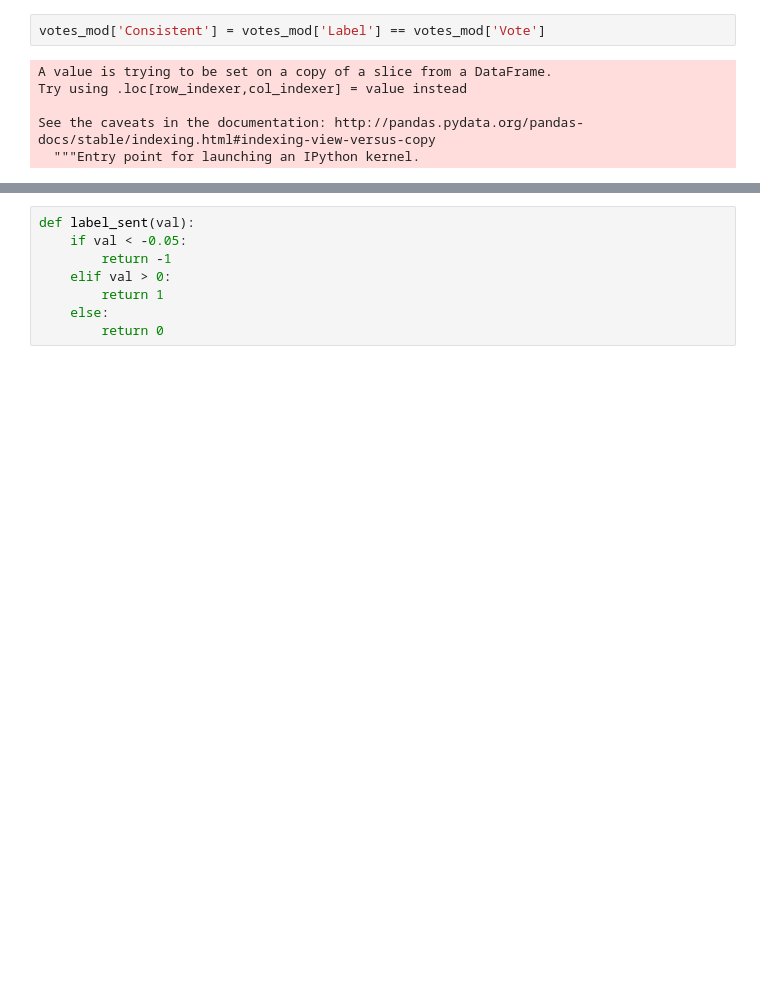
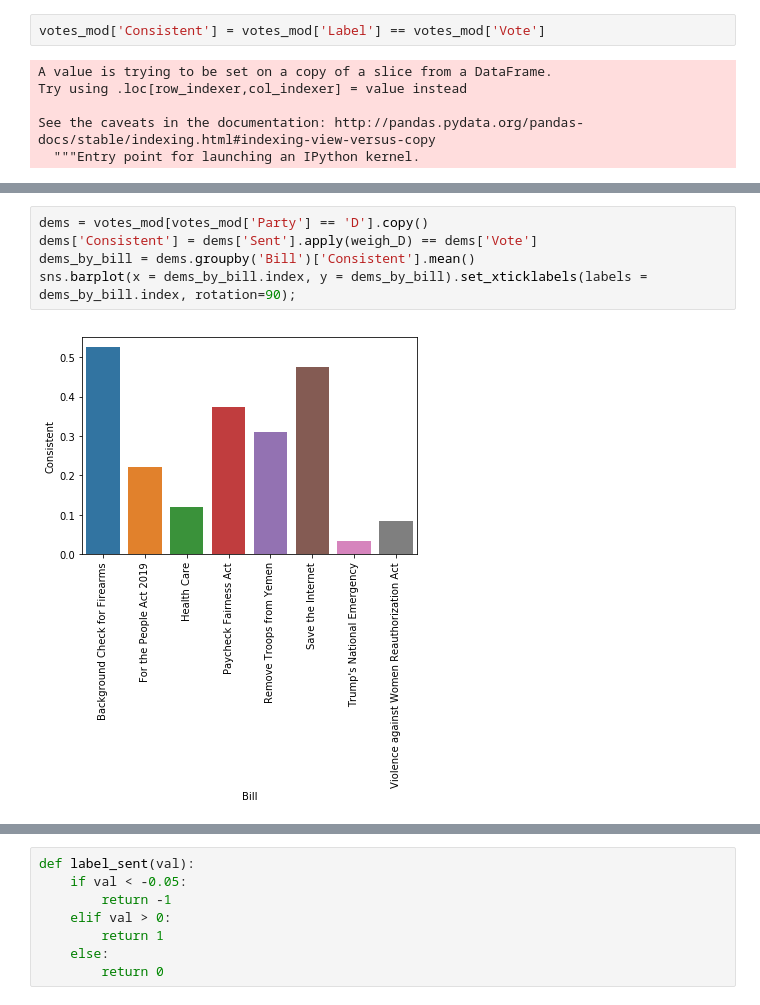
Before and after one commit to annsudhart/politician-tweet-analysis, a Jupyter notebook: Tweet_Truth/Poli_Consistency.ipynb, the cells around one changed output, grey strips where cells are left out. Cells and saved outputs as stored; diff of their text form; blank space fills up the shorter version.

```diff
--- a/Tweet_Truth/Poli_Consistency.ipynb
+++ b/Tweet_Truth/Poli_Consistency.ipynb
@@ -346,0 +164,7 @@ votes_mod[(votes_mod['Vote'] == 0) & (votes_mod['Label'] == 1)]
+# %%
+dems = votes_mod[votes_mod['Party'] == 'D'].copy()
+dems['Consistent'] = dems['Sent'].apply(weigh_D) == dems['Vote']
+dems_by_bill = dems.groupby('Bill')['Consistent'].mean()
+sns.barplot(x = dems_by_bill.index, y = dems_by_bill).set_xticklabels(labels = dems_by_bill.index, rotation=90);
+# %% [output]
+[figure, added]
```
Also changed, not shown: parts of 59 cells of this notebook.
